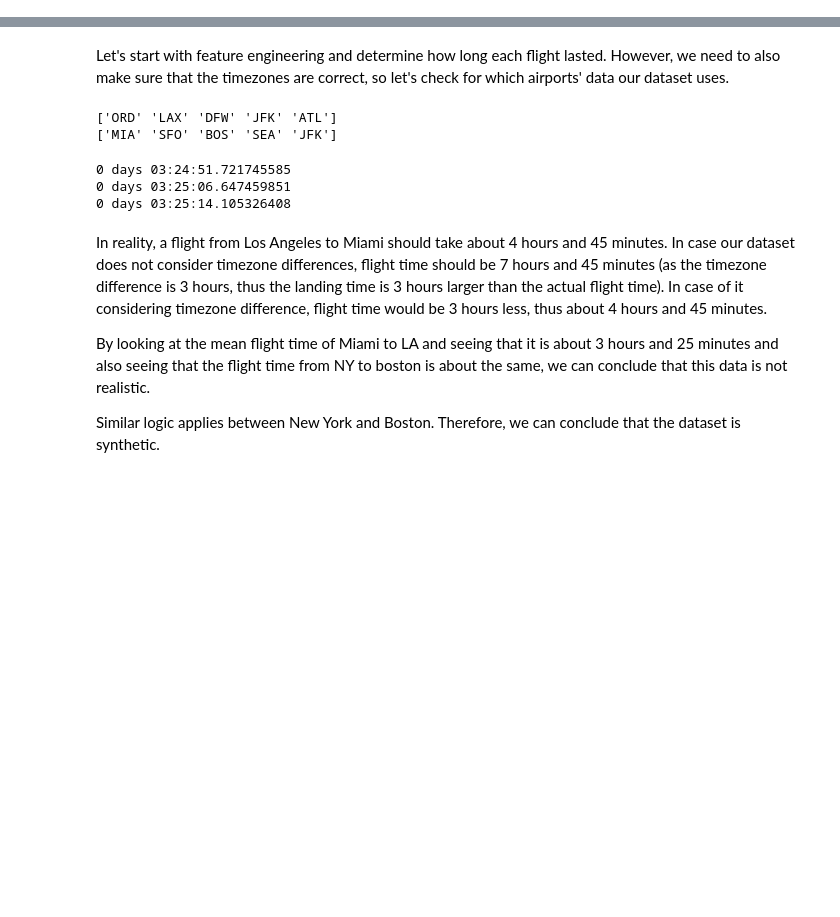
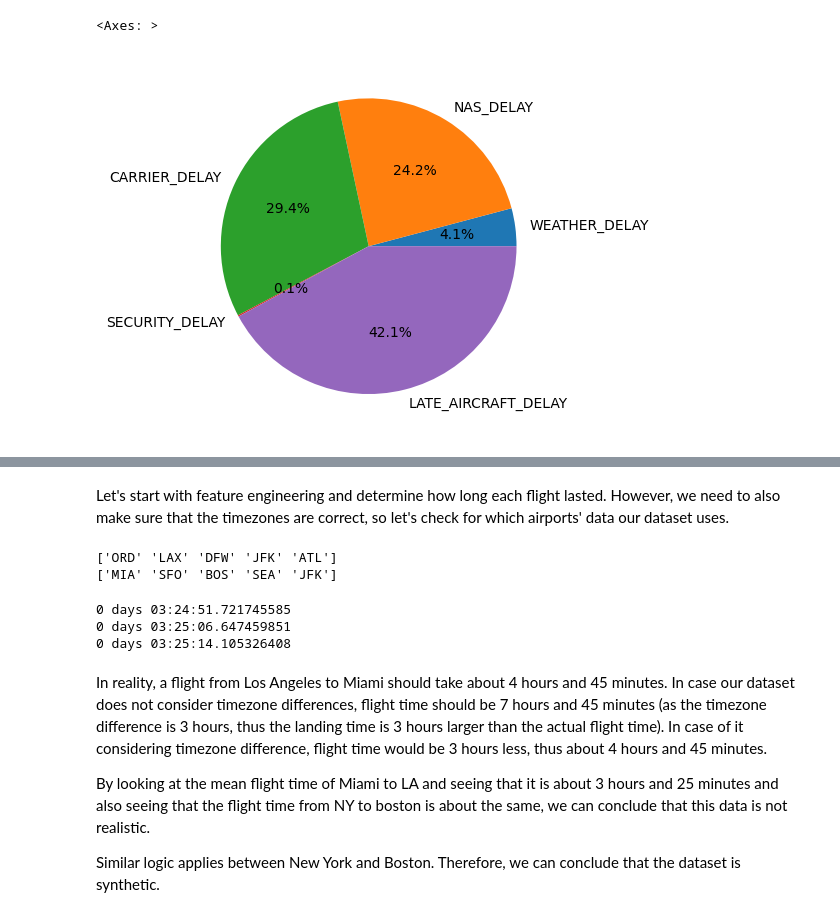
Before and after one commit to importb/predicting-flight-delays, a Jupyter notebook: Notebook_On_2015_dataset.ipynb, the cells around one changed output, grey strips where cells are left out. Saved outputs shown, nothing was run; the diff lists cells and outputs as text; code cells hidden in the pictures; blank space fills up the shorter version.

```diff
--- a/Notebook_On_2015_dataset.ipynb
+++ b/Notebook_On_2015_dataset.ipynb
@@ -88,0 +95,7 @@ Name: ARRIVAL_TIME, dtype: float64
+# %%
+# Breakdown of delay types
+delay_types = ['WEATHER_DELAY', 'NAS_DELAY', 'CARRIER_DELAY', 'SECURITY_DELAY', 'LATE_AIRCRAFT_DELAY']
+df[delay_types].sum().plot(kind='pie', autopct='%1.1f%%')
+# %% [output]
+<Axes: >
+[figure, added]
```
Also changed, not shown: parts of 12 cells of this notebook, 1 other file.
